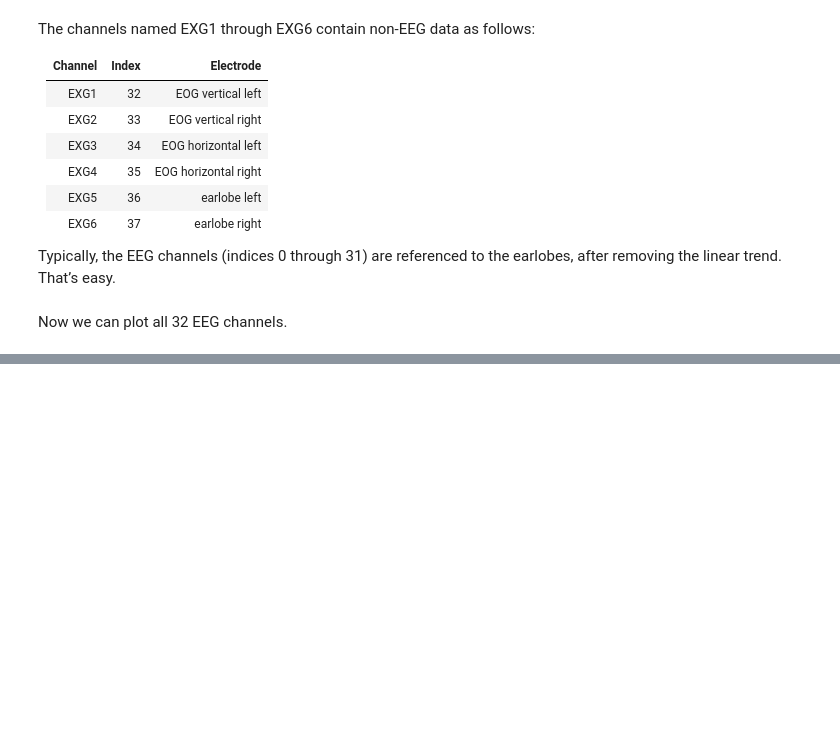
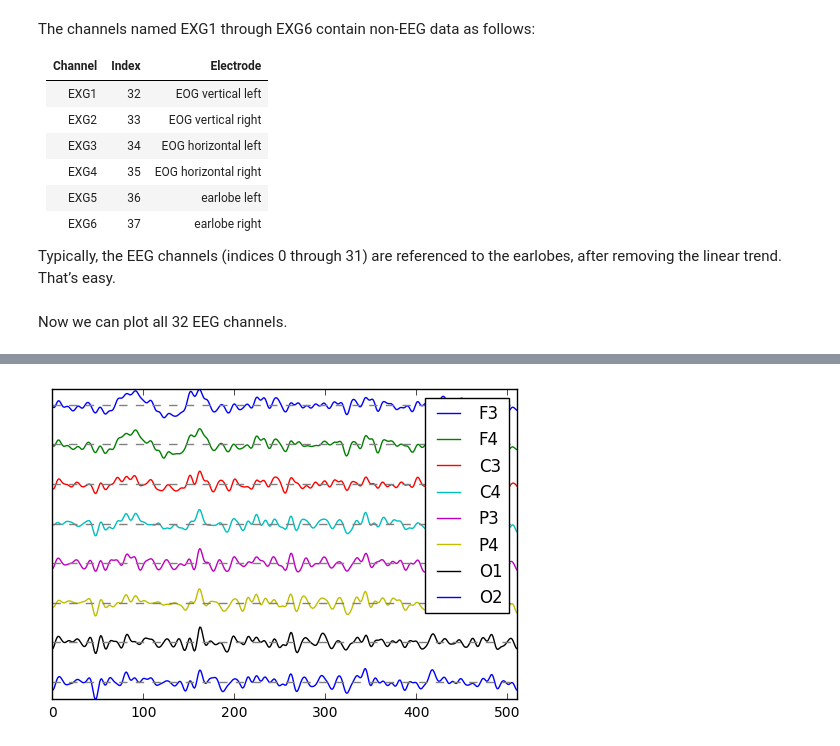
Before and after one commit to brylie/CSU-BCILab-getting-started-with-EEG-data, a Jupyter notebook: Getting Started with EEG Data.ipynb, the cells around one changed output, grey strips where cells are left out. Cells and saved outputs as stored; diff of their text form; code cells hidden in the pictures; blank space fills up the shorter version.

Commit message:
Add bandpass filter

```diff
--- a/Getting Started with EEG Data.ipynb
+++ b/Getting Started with EEG Data.ipynb
@@ -211,0 +306,22 @@ plt.axis('tight');
+# %%
+data = json.load(open('data/s20-gammasys-gifford-unimpaired.json','r'))
+
+first = data[0]
+
+eeg3 = np.array(first['eeg']['trial 1'])
+
+filtered =  bp.bandpass(eeg3[:8,:], 2,30, 256, corners=5, zerophase=True, axis=1)
+
+plt.figure(3);
+
+plt.plot(filtered[:8,4000:4512].T + 80*np.arange(7,-1,-1));
+
+plt.plot(np.zeros((512,8)) + 80*np.arange(7,-1,-1),'--',color='gray');
+
+plt.yticks([]);
+
+plt.axis('tight');
+
+plt.legend(first['channels']);
+# %% [output]
+[figure, added]
```
Also changed, not shown: parts of 17 cells of this notebook, 1 other file.
